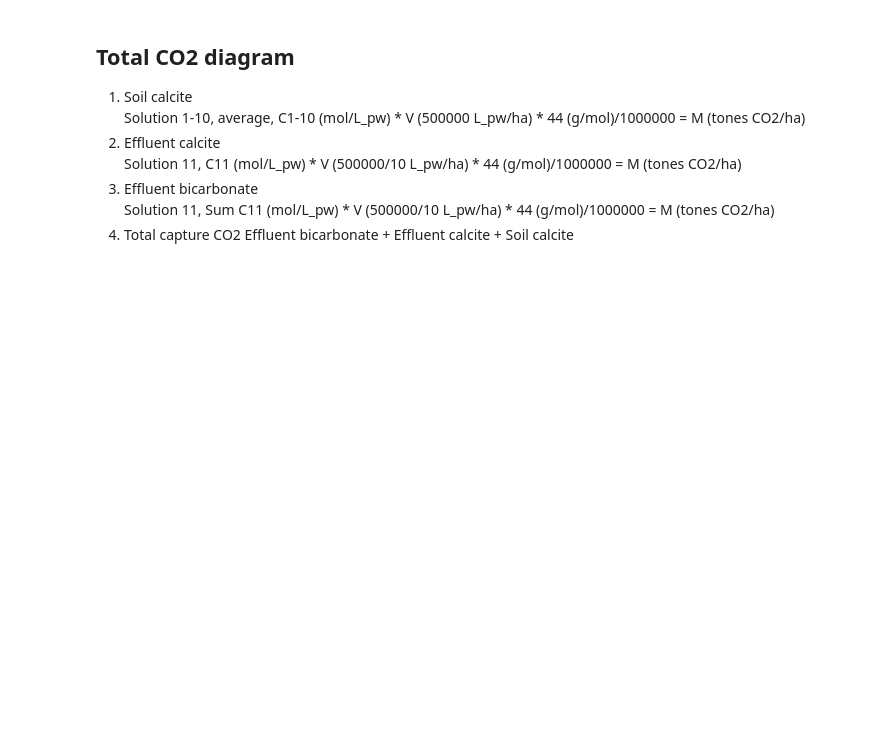
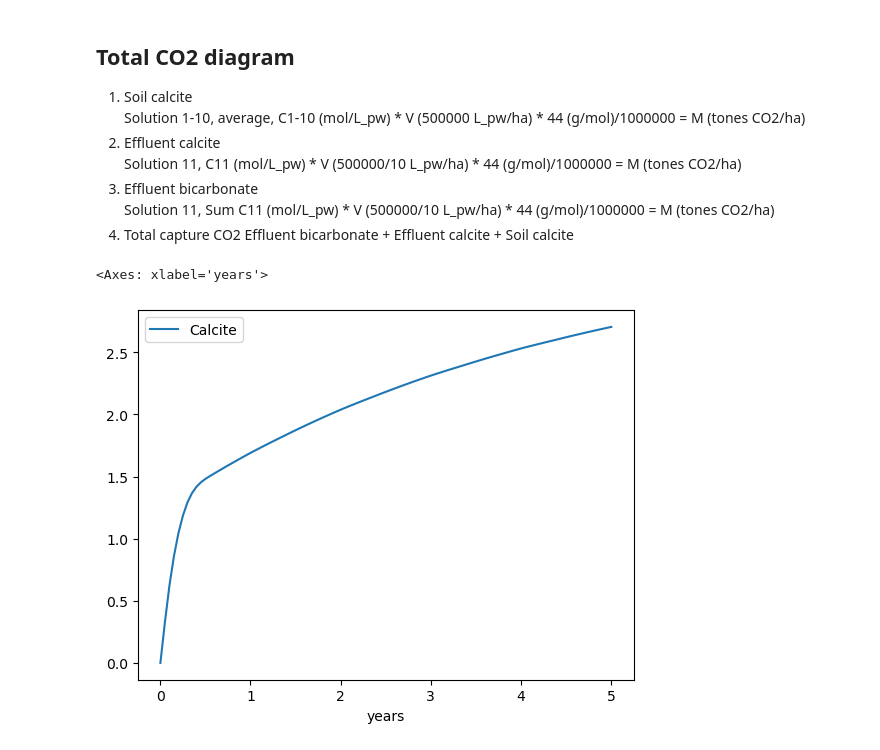
Before and after one commit to Geochemical-Modeling/PHREEQC_dataviz, a Jupyter notebook: viz_job001.ipynb, the cells around one changed output. Saved outputs shown, nothing was run; the diff lists cells and outputs as text; code cells hidden in the pictures; blank space fills up the shorter version.

Commit message:
soil calcite

```diff
--- a/viz_job001.ipynb
+++ b/viz_job001.ipynb
@@ -57,3 +57,14 @@ Solution 11, C11 (mol/L_pw) * V (500000/10 L_pw/ha) * 44 (g/mol)/1000000 = M (to
 Solution 11, Sum C11 (mol/L_pw) * V (500000/10 L_pw/ha) * 44 (g/mol)/1000000 = M (tones CO2/ha)
 4) Total capture CO2
 Effluent bicarbonate + Effluent calcite + Soil calcite
+# %%
+# soil calcite
+# select solution 1-10, average 1-10 by years
+soil_c = (df[df['soln'].between(1,10)])[["years","Calcite"]].groupby("years").mean()
+# convert to M (tones CO2/ha)
+soil_c['Calcite'] = soil_c['Calcite']*500000*44/1000000
+# %%
+soil_c.plot()
+# %% [output]
+<Axes: xlabel='years'>
+[figure, added]
```
